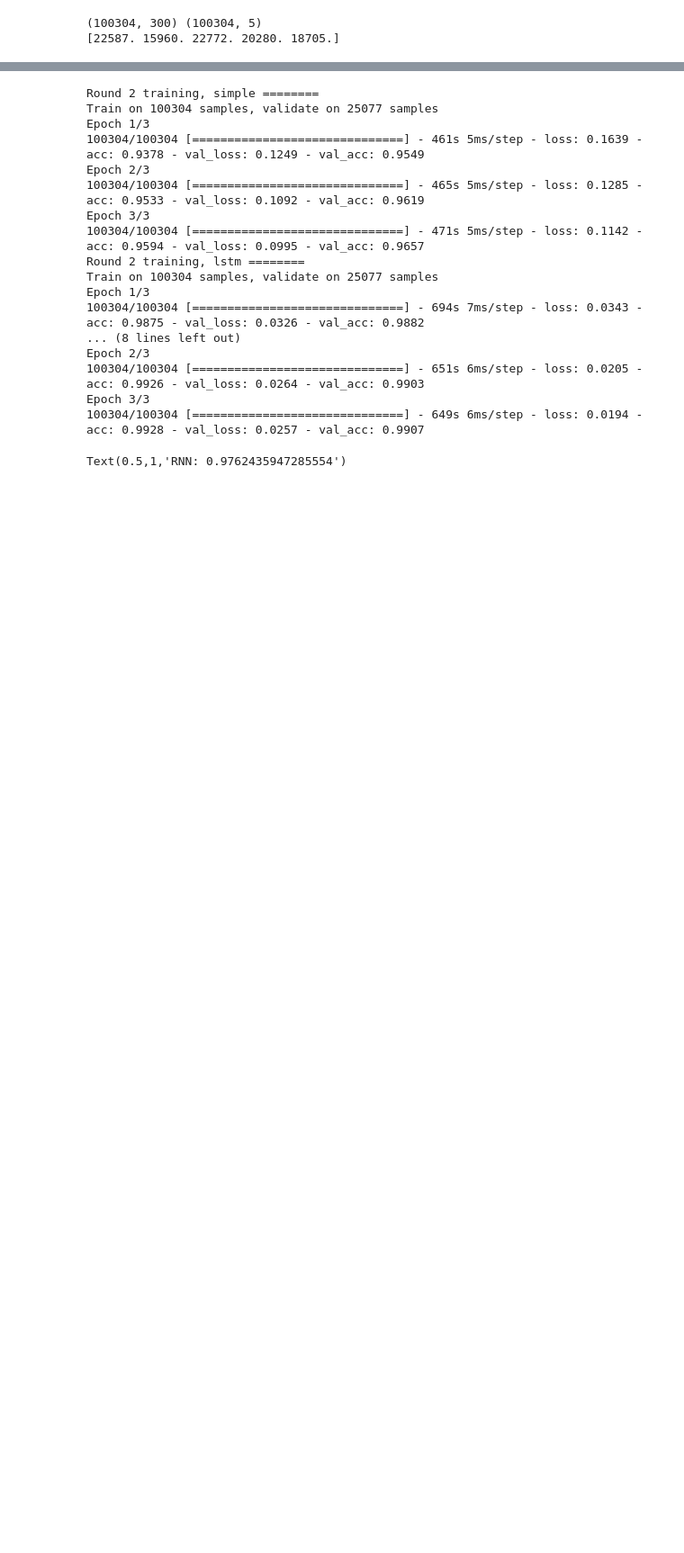
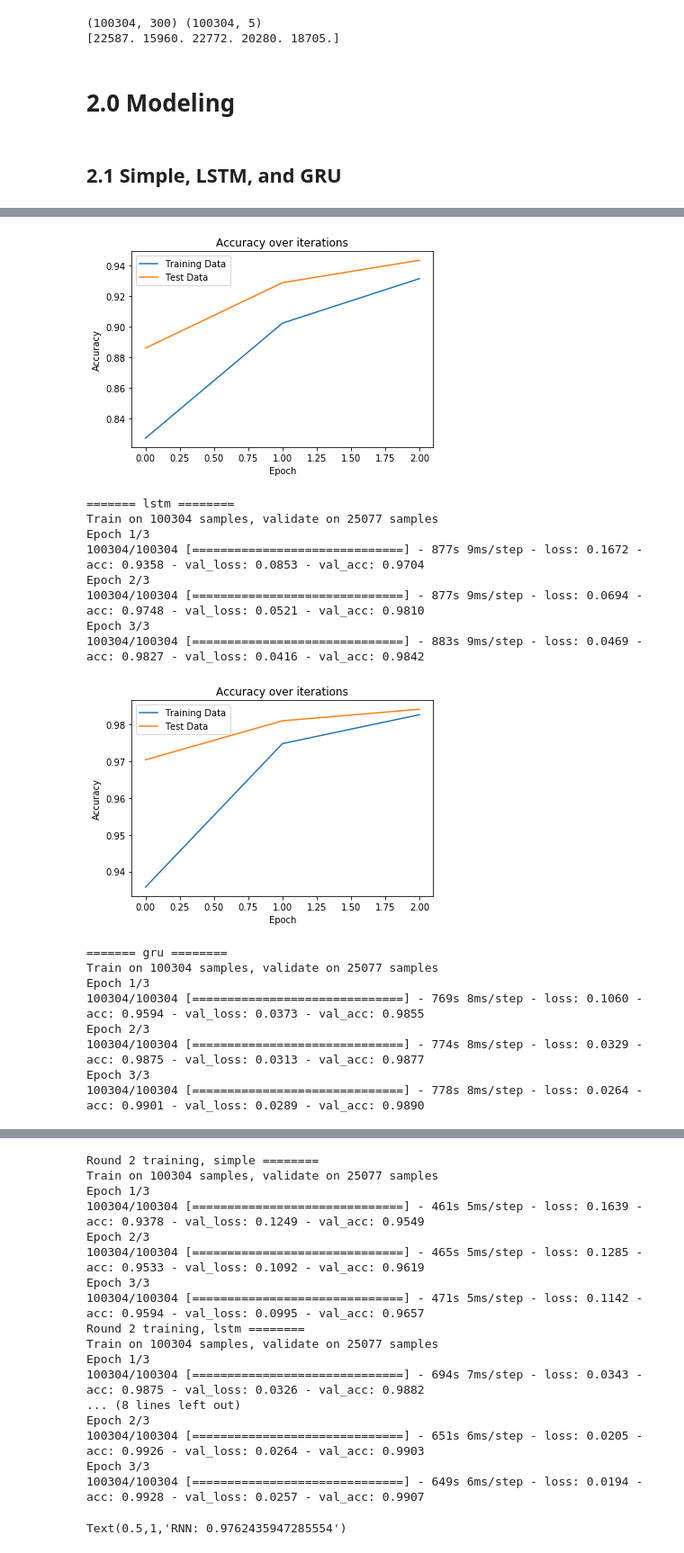
Before and after one commit to michaelcwatts123/JLab, a Jupyter notebook: Lab7/Lab7.ipynb, the cells around one changed output, grey strips where cells are left out. Shown: that part at 90% size. Drawn from its saved outputs; the diff is of its cells as text; code cells hidden in the pictures; blank space fills up the shorter version.

```diff
--- a/Lab7/Lab7.ipynb
+++ b/Lab7/Lab7.ipynb
@@ -111,28 +147,10 @@ print(np.sum(y_train_ohe,axis=0))
 # %% [output]
 (100304, 300) (100304, 5)
 [22587. 15960. 22772. 20280. 18705.]
-# %%
-# show example without the FOR loop
-from keras.models import Sequential, Input, Model
-from keras.layers import Dense
-from keras.layers import SimpleRNN
-from keras.layers.embeddings import Embedding
-
-
-EMBED_SIZE = 50
-rnns = []
-input_holder = Input(shape=(X_train.shape[1], ))
-input_embed = Embedding(top_words + 1, # input dimension (max int of OHE)
-                EMBED_SIZE, # output dimension size
-                input_length=MAX_ART_LEN)(input_holder) # number of words in each sequence
-
-
-x = SimpleRNN(25,dropout=0.2, recurrent_dropout=0.2)(input_embed)
-x = Dense(NUM_CLASSES, activation='sigmoid')(x)
-rnn=Model(inputs=input_holder,outputs=x)
-rnn.compile(loss='binary_crossentropy',
-              optimizer='rmsprop',
-              metrics=['accuracy'])
+# %% [markdown]
+<h1> 2.0 Modeling </h1>
+# %% [markdown]
+<h2> 2.1 Simple, LSTM, and GRU </h2>
 # %%
 from keras.models import Sequential, Input, Model
 from keras.layers import Dense
@@ -158,7 +176,14 @@ for func in [SimpleRNN, LSTM, GRU]:
 # %%
 for rnn, name in zip(rnns,['simple','lstm','gru']):
     print('=======',name,'========')
-    rnn.fit(X_train, y_train_ohe, epochs=3, batch_size=64, validation_data=(X_test, y_test_ohe))
+    info = rnn.fit(X_train, y_train_ohe, epochs=3, batch_size=64, validation_data=(X_test, y_test_ohe))
+    plt.plot(info.history['acc'])
+    plt.plot(info.history['val_acc'])
+    plt.title('Accuracy over iterations')
+    plt.ylabel('Accuracy')
+    plt.xlabel('Epoch')
+    plt.legend(['Training Data', 'Test Data'])
+    plt.show()
 # %% [output]
 ======= simple ========
 Train on 100304 samples, validate on 25077 samples
@@ -179,0 +196,18 @@ Epoch 3/3
+[figure, added]
+======= lstm ========
+Train on 100304 samples, validate on 25077 samples
+Epoch 1/3
+100304/100304 [==============================] - 877s 9ms/step - loss: 0.1672 - acc: 0.9358 - val_loss: 0.0853 - val_acc: 0.9704
+Epoch 2/3
+100304/100304 [==============================] - 877s 9ms/step - loss: 0.0694 - acc: 0.9748 - val_loss: 0.0521 - val_acc: 0.9810
+Epoch 3/3
+100304/100304 [==============================] - 883s 9ms/step - loss: 0.0469 - acc: 0.9827 - val_loss: 0.0416 - val_acc: 0.9842
+[figure, added]
+======= gru ========
+Train on 100304 samples, validate on 25077 samples
+Epoch 1/3
+100304/100304 [==============================] - 769s 8ms/step - loss: 0.1060 - acc: 0.9594 - val_loss: 0.0373 - val_acc: 0.9855
+Epoch 2/3
+100304/100304 [==============================] - 774s 8ms/step - loss: 0.0329 - acc: 0.9875 - val_loss: 0.0313 - val_acc: 0.9877
+Epoch 3/3
+100304/100304 [==============================] - 778s 8ms/step - loss: 0.0264 - acc: 0.9901 - val_loss: 0.0289 - val_acc: 0.9890
```
Also changed, not shown: parts of 32 cells of this notebook.
